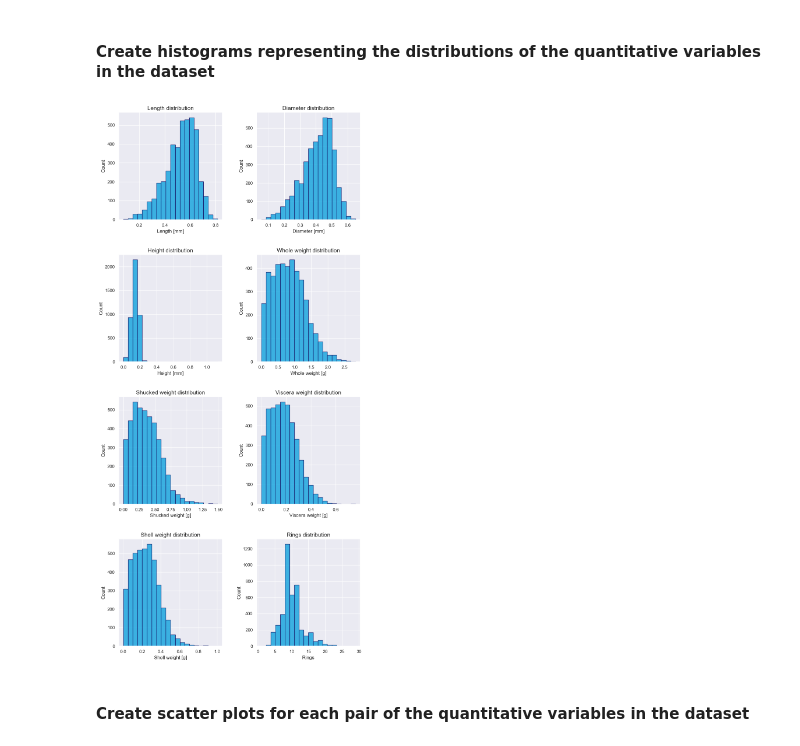
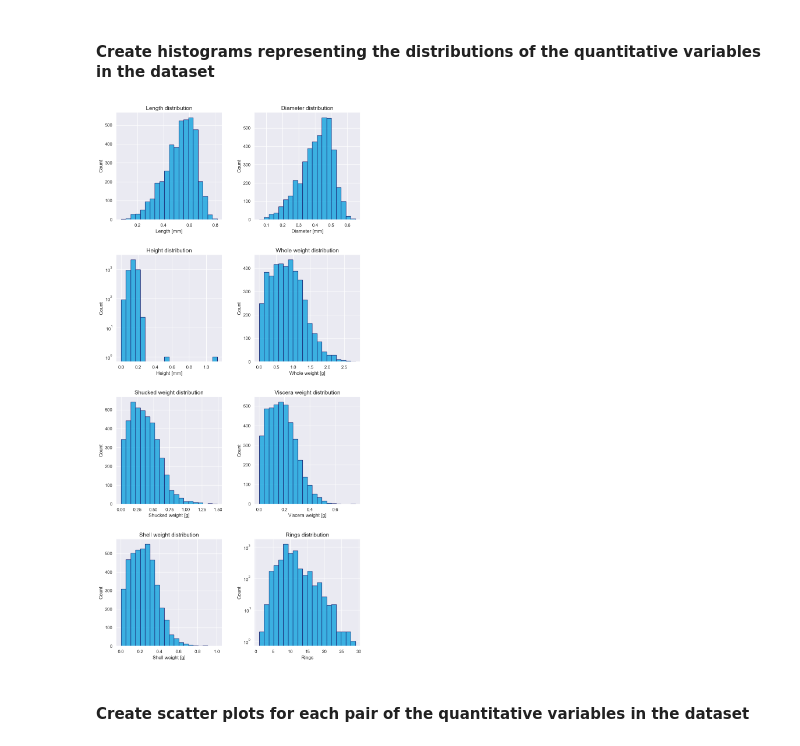
Before and after one commit to mikolajzakrzewski/abalone-data-analysis, a Jupyter notebook: doc/abalone_data_analysis.ipynb, the cells around one changed output. Drawn from its saved outputs; the diff is of its cells as text; code cells hidden in the pictures.

Commit message:
Changed Height and Rings histplots' y-axis scales to log

```diff
--- a/doc/abalone_data_analysis.ipynb
+++ b/doc/abalone_data_analysis.ipynb
@@ -81,16 +81,18 @@ sex_plot.set_title('Category counts for the Sex variable', fontsize=14);
 # %%
 fig, axs = plt.subplots(nrows=4, ncols=2, figsize=(10, 20))
 axs = axs.flatten()
 
 for ax, column in zip(axs, df.drop('Sex', axis=1).columns):
     sns.histplot(df, x=column, ax=ax, bins=20, color='#009DDC', edgecolor='#18206F')
+    if column in ['Height', 'Rings']:
+        ax.set_yscale('log')
     ax.set_xlabel(col_names_with_units[column], fontsize=12)
     ax.set_ylabel('Count', fontsize=12)
     ax.set_title(f'{column} distribution', fontsize=14)
 
 plt.tight_layout(pad=3)
 # %% [output]
-[figure, old version]
+[figure, new version]
 # %% [markdown]
 #### Create scatter plots for each pair of the quantitative variables in the dataset
 # %%
```
Also changed, not shown: parts of 1 cell of this notebook.
